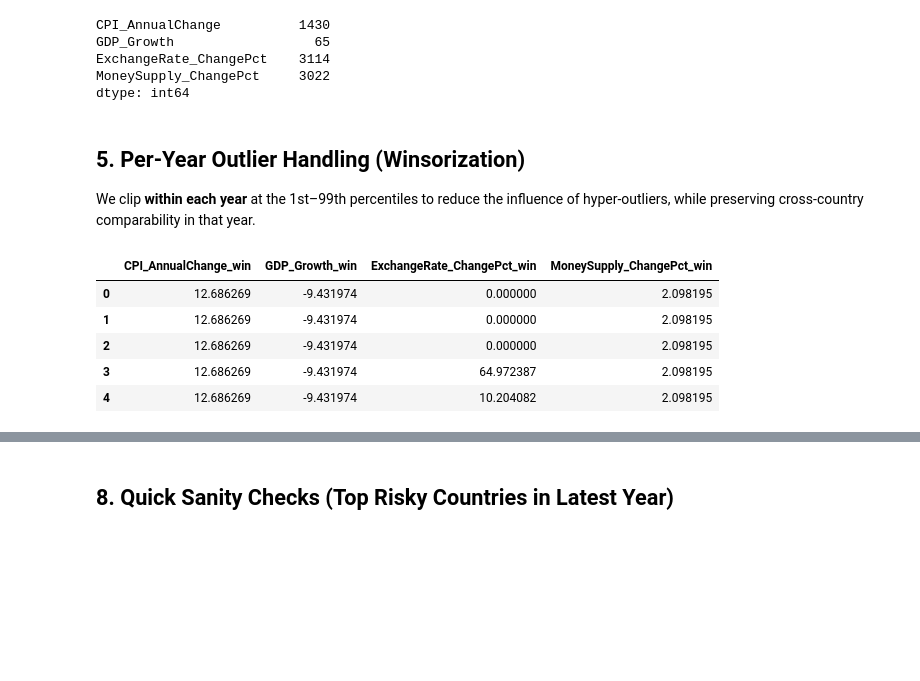
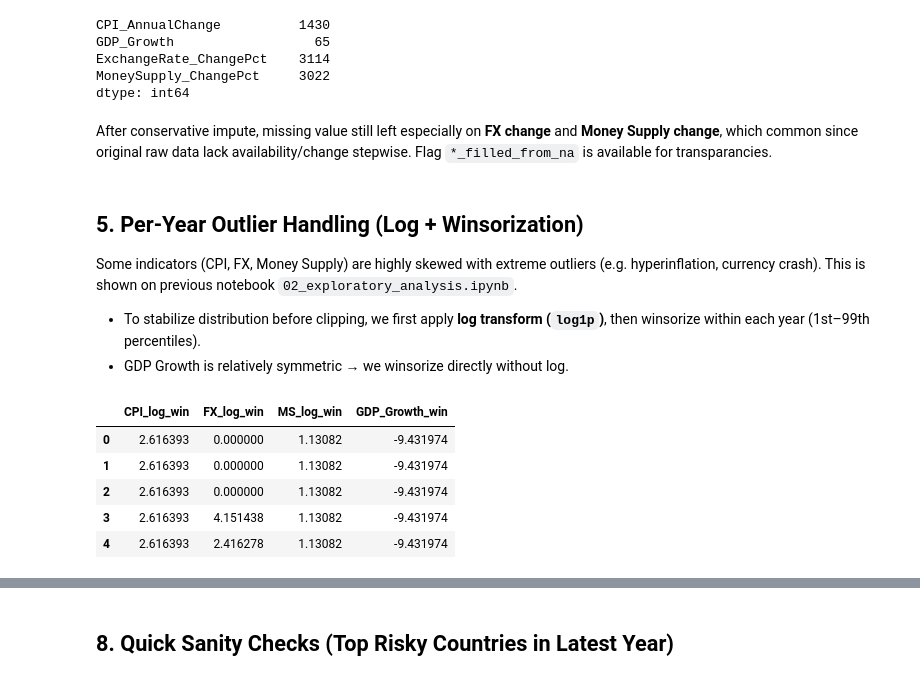
Before and after one commit to namora-fernando/inflation-risk-analysis, a Jupyter notebook: notebooks/03_feature_engineering_risk_index.ipynb, the cells around one changed output, grey strips where cells are left out. Drawn from its saved outputs; the diff is of its cells as text; code cells hidden in the pictures; blank space fills up the shorter version.

```diff
--- a/notebooks/03_feature_engineering_risk_index.ipynb
+++ b/notebooks/03_feature_engineering_risk_index.ipynb
@@ -107,6 +108,9 @@ cols_to_impute = [
     "ExchangeRate_ChangePct",
     "MoneySupply_ChangePct"
 ]
+
+# Save before impute, to flag which has been filled from NaN previously
+pre_na = {col: df[col].isna() for col in cols_to_impute}
 
 # Ensure sorting before interpolation
 df = df.sort_values(["Country Name", "Year"]).reset_index(drop=True)
@@ -121,6 +125,9 @@ for col in cols_to_impute:
     # fill edges within country (still conservative)
     df[col] = df.groupby("Country Name")[col].transform(lambda s: s.ffill().bfill())
 
+    # flag which previously NaN, that has been filled
+    df[f"{col}_filled_from_na"] = pre_na[col] & df[col].notna()
+
 # Missing summary after impute
 df[cols_to_impute].isna().sum()
 # %% [output]
@@ -129,32 +136,44 @@ GDP_Growth                  65
 ExchangeRate_ChangePct    3114
 MoneySupply_ChangePct     3022
 dtype: int64
+# %% [markdown]
+After conservative impute, missing value still left especially on **FX change** and **Money Supply change**, which common since original raw data lack availability/change stepwise. Flag `*_filled_from_na` is available for transparancies.
 # %% [markdown]
-## 5. Per-Year Outlier Handling (Winsorization)
+## 5. Per-Year Outlier Handling (Log + Winsorization)
 
-We clip **within each year** at the 1st–99th percentiles to reduce the influence of hyper-outliers, while preserving cross-country comparability in that year.
+Some indicators (CPI, FX, Money Supply) are highly skewed with extreme outliers (e.g. hyperinflation, currency crash). This is shown on previous notebook `02_exploratory_analysis.ipynb`. <br>
+
+- To stabilize distribution before clipping, we first apply **log transform (`log1p`)**, then winsorize within each year (1st–99th percentiles).
+- GDP Growth is relatively symmetric → we winsorize directly without log.
 # %%
+# Apply log1p transform for skewed indicators
+# note: clip lower bound to -0.99 to avoid log(<= -1)
+df["CPI_log"] = np.log1p(df["CPI_AnnualChange"].clip(lower=-0.99))
+df["FX_log"]  = np.log1p(df["ExchangeRate_ChangePct"].clip(lower=-0.99))
+df["MS_log"]  = np.log1p(df["MoneySupply_ChangePct"].clip(lower=-0.99))
+
 def winsorize_by_year(frame, col, lower=1, upper=99):
     def _clip(s):
         lo, hi = s.quantile(lower/100), s.quantile(upper/100)
         return s.clip(lo, hi)
     return frame.groupby("Year")[col].transform(_clip)
 
+# Columns to winsorize
 winsor_cols = {
-    "CPI_AnnualChange": (1, 99),
-    "GDP_Growth": (1, 99),
-    "ExchangeRate_ChangePct": (1, 99),
-    "MoneySupply_ChangePct": (1, 99)
+    "CPI_log": (1, 99),
+    "FX_log": (1, 99),
+    "MS_log": (1, 99),
+    "GDP_Growth": (1, 99)
 }
 
 for c, (lo, hi) in winsor_cols.items():
     df[f"{c}_win"] = winsorize_by_year(df, c, lower=lo, upper=hi)
 
 df[[c for c in df.columns if c.endswith("_win")]].head()
 # %% [output]
-|  | CPI_AnnualChange_win | GDP_Growth_win | ExchangeRate_ChangePct_win | MoneySupply_ChangePct_win |
-| 0 | 12.686269 | -9.431974 | 0.000000 | 2.098195 |
-| 1 | 12.686269 | -9.431974 | 0.000000 | 2.098195 |
-| 2 | 12.686269 | -9.431974 | 0.000000 | 2.098195 |
-| 3 | 12.686269 | -9.431974 | 64.972387 | 2.098195 |
-| 4 | 12.686269 | -9.431974 | 10.204082 | 2.098195 |
+|  | CPI_log_win | FX_log_win | MS_log_win | GDP_Growth_win |
+| 0 | 2.616393 | 0.000000 | 1.13082 | -9.431974 |
+| 1 | 2.616393 | 0.000000 | 1.13082 | -9.431974 |
+| 2 | 2.616393 | 0.000000 | 1.13082 | -9.431974 |
+| 3 | 2.616393 | 4.151438 | 1.13082 | -9.431974 |
+| 4 | 2.616393 | 2.416278 | 1.13082 | -9.431974 |
```
Also changed, not shown: parts of 14 cells of this notebook.
